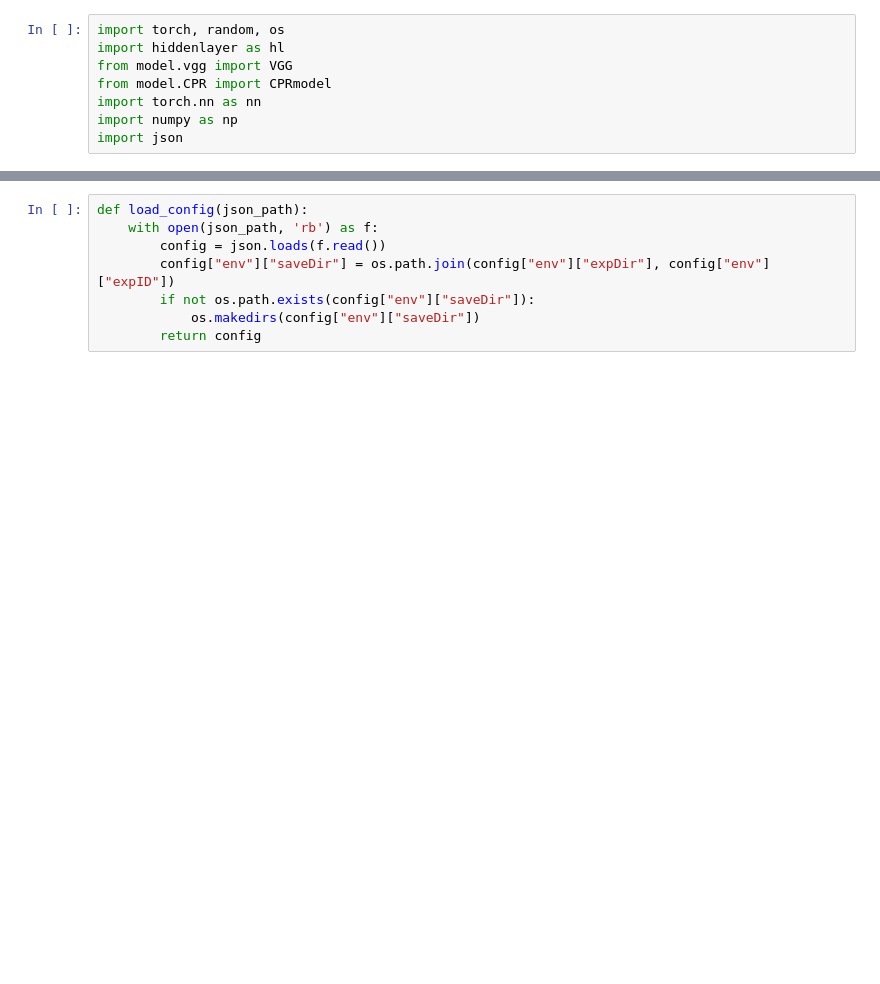
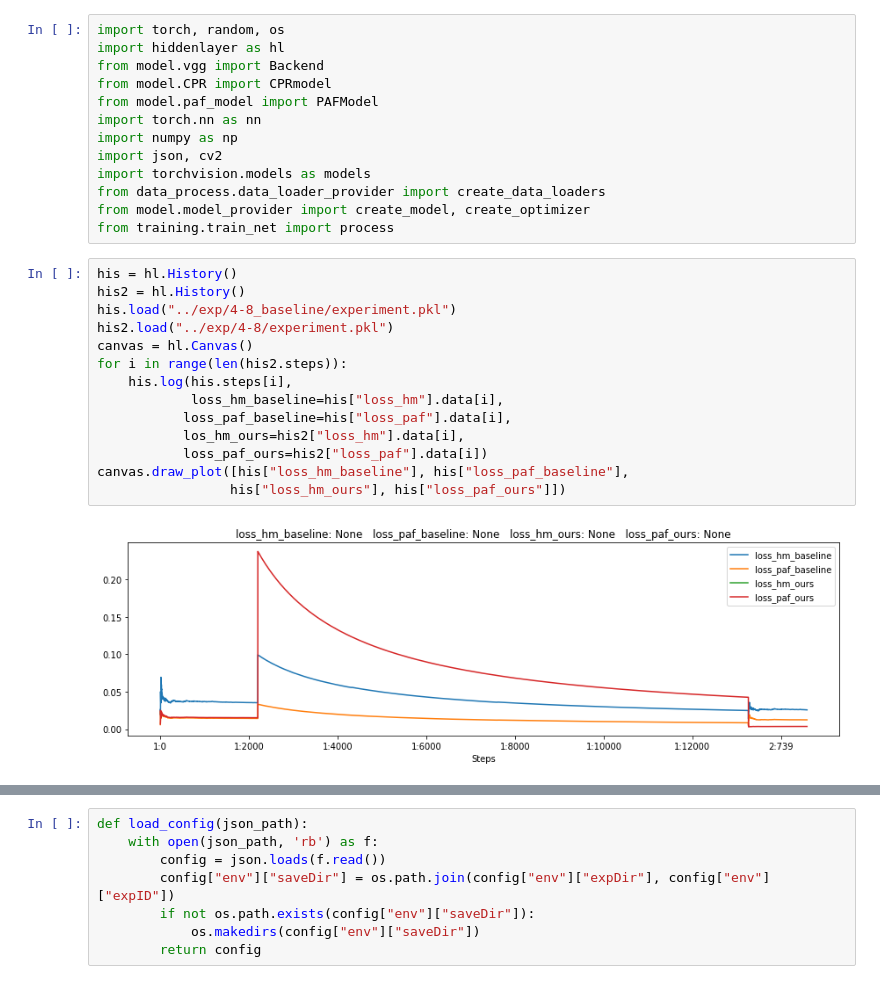
Before and after one commit to Akimoto-Cris/pytorch-CPR, a Jupyter notebook: src/Untitled.ipynb, the cells around one changed output, grey strips where cells are left out. Cells and saved outputs as stored; diff of their text form; blank space fills up the shorter version.

```diff
--- a/src/Untitled.ipynb
+++ b/src/Untitled.ipynb
@@ -1,8 +1,29 @@
 # %%
 import torch, random, os
 import hiddenlayer as hl
-from model.vgg import VGG
+from model.vgg import Backend
 from model.CPR import CPRmodel
+from model.paf_model import PAFModel
 import torch.nn as nn
 import numpy as np
-import json
+import json, cv2
+import torchvision.models as models
+from data_process.data_loader_provider import create_data_loaders
+from model.model_provider import create_model, create_optimizer
+from training.train_net import process
+# %%
+his = hl.History()
+his2 = hl.History()
+his.load("../exp/4-8_baseline/experiment.pkl")
+his2.load("../exp/4-8/experiment.pkl")
+canvas = hl.Canvas()
+for i in range(len(his2.steps)):
+    his.log(his.steps[i],
+            loss_hm_baseline=his["loss_hm"].data[i],
+           loss_paf_baseline=his["loss_paf"].data[i],
+           los_hm_ours=his2["loss_hm"].data[i],
+           loss_paf_ours=his2["loss_paf"].data[i])
+canvas.draw_plot([his["loss_hm_baseline"], his["loss_paf_baseline"],
+                 his["loss_hm_ours"], his["loss_paf_ours"]])
+# %% [output]
+[figure, added]
```
Also changed, not shown: parts of 26 cells of this notebook.
